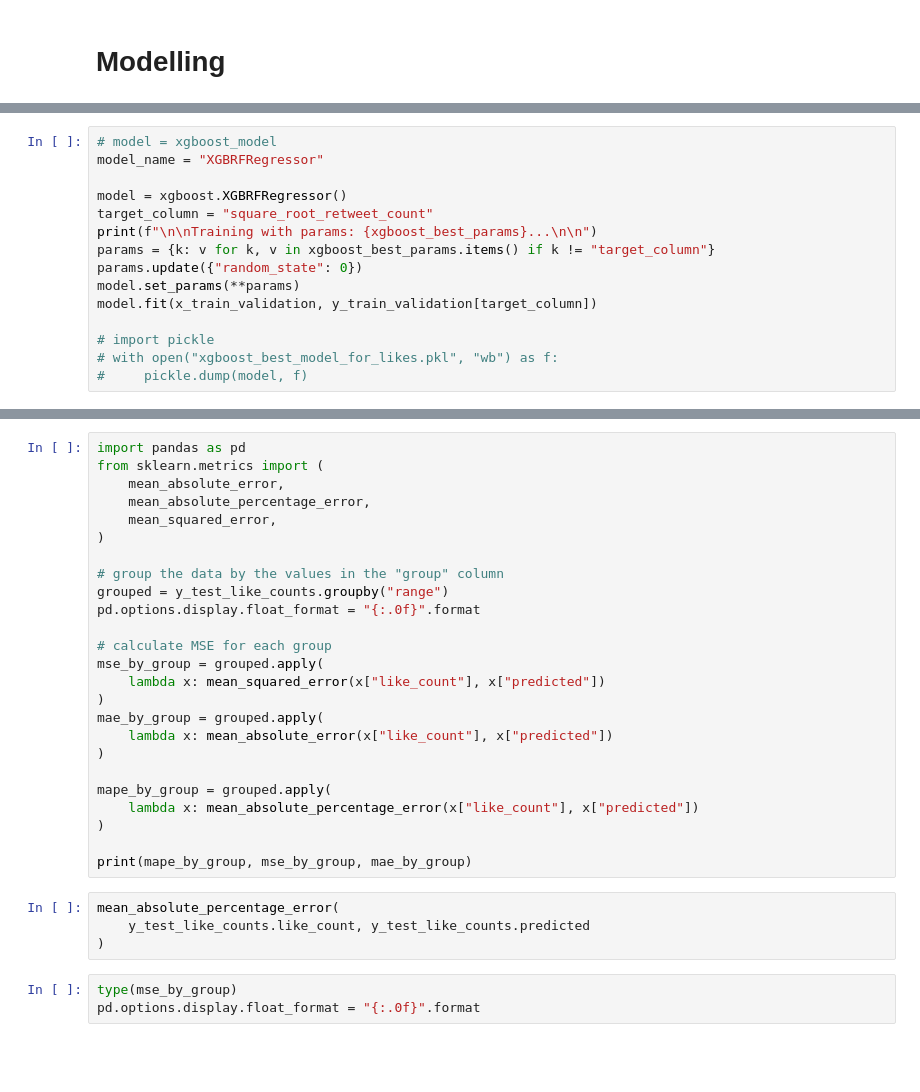
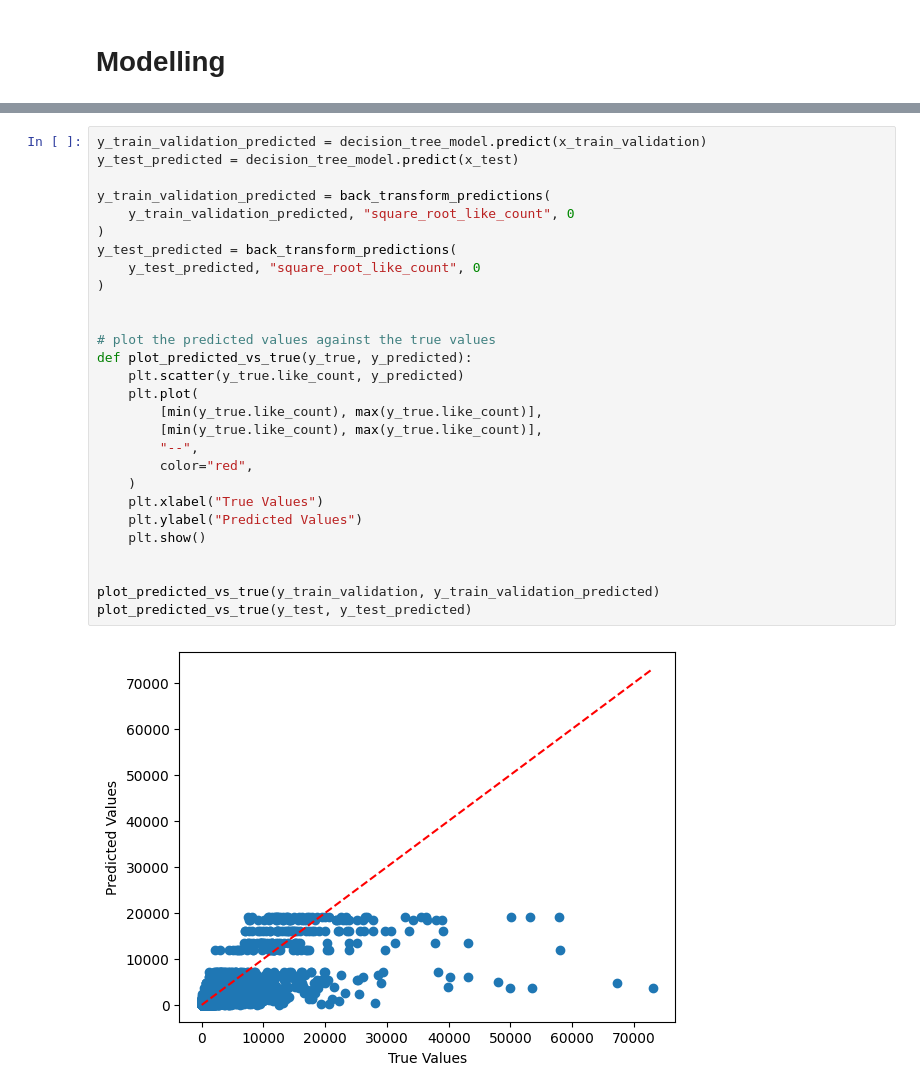
Before and after one commit to ossamum/kuleuven-thesis, a Jupyter notebook: 04_standard_tweet_like_count_predictive_modelling.ipynb, the cells around one changed output, grey strips where cells are left out. Cells and saved outputs as stored; diff of their text form; blank space fills up the shorter version.

```diff
--- a/04_standard_tweet_like_count_predictive_modelling.ipynb
+++ b/04_standard_tweet_like_count_predictive_modelling.ipynb
@@ -923,15 +866,0 @@ y_train_validation.retweet_count.plot.box()
-# %%
-# model = xgboost_model
-model_name = "XGBRFRegressor"
-
-model = xgboost.XGBRFRegressor()
-target_column = "square_root_retweet_count"
-print(f"\n\nTraining with params: {xgboost_best_params}...\n\n")
-params = {k: v for k, v in xgboost_best_params.items() if k != "target_column"}
-params.update({"random_state": 0})
-model.set_params(**params)
-model.fit(x_train_validation, y_train_validation[target_column])
-
-# import pickle
-# with open("xgboost_best_model_for_likes.pkl", "wb") as f:
-#     pickle.dump(model, f)
@@ -1005,32 +867,30 @@ y_test_like_counts.head()
-# %%
-import pandas as pd
-from sklearn.metrics import (
-    mean_absolute_error,
-    mean_absolute_percentage_error,
-    mean_squared_error,
-)
-
-# group the data by the values in the "group" column
-grouped = y_test_like_counts.groupby("range")
-pd.options.display.float_format = "{:.0f}".format
-
-# calculate MSE for each group
-mse_by_group = grouped.apply(
-    lambda x: mean_squared_error(x["like_count"], x["predicted"])
-)
-mae_by_group = grouped.apply(
-    lambda x: mean_absolute_error(x["like_count"], x["predicted"])
-)
-
-mape_by_group = grouped.apply(
-    lambda x: mean_absolute_percentage_error(x["like_count"], x["predicted"])
-)
-
-print(mape_by_group, mse_by_group, mae_by_group)
-# %%
-mean_absolute_percentage_error(
-    y_test_like_counts.like_count, y_test_like_counts.predicted
-)
-# %%
-type(mse_by_group)
-pd.options.display.float_format = "{:.0f}".format
+# %%
+y_train_validation_predicted = decision_tree_model.predict(x_train_validation)
+y_test_predicted = decision_tree_model.predict(x_test)
+
+y_train_validation_predicted = back_transform_predictions(
+    y_train_validation_predicted, "square_root_like_count", 0
+)
+y_test_predicted = back_transform_predictions(
+    y_test_predicted, "square_root_like_count", 0
+)
+
+
+# plot the predicted values against the true values
+def plot_predicted_vs_true(y_true, y_predicted):
+    plt.scatter(y_true.like_count, y_predicted)
+    plt.plot(
+        [min(y_true.like_count), max(y_true.like_count)],
+        [min(y_true.like_count), max(y_true.like_count)],
+        "--",
+        color="red",
+    )
+    plt.xlabel("True Values")
+    plt.ylabel("Predicted Values")
+    plt.show()
+
+
+plot_predicted_vs_true(y_train_validation, y_train_validation_predicted)
+plot_predicted_vs_true(y_test, y_test_predicted)
+# %% [output]
+[figure, added]
```
Also changed, not shown: parts of 38 cells of this notebook, 2 other files.
